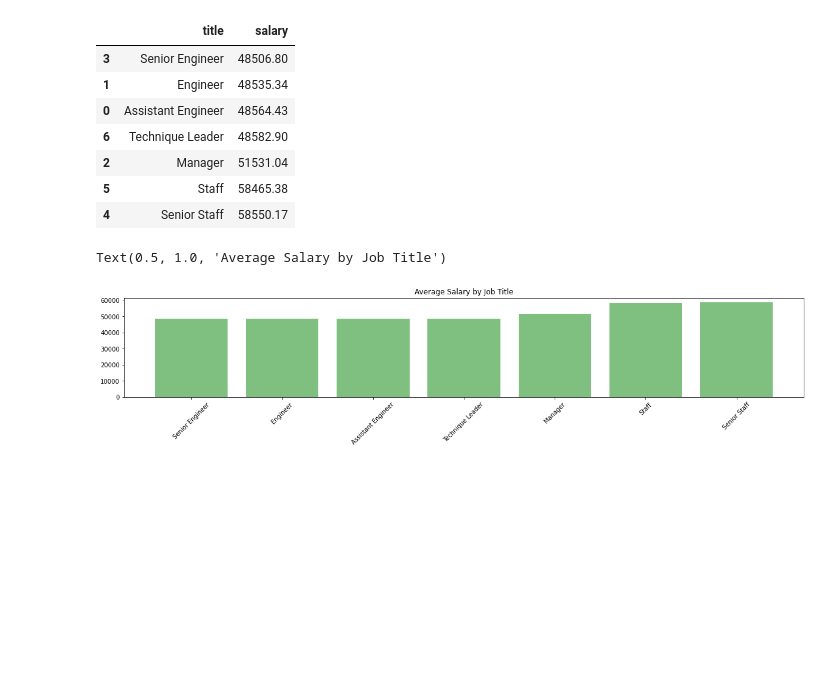
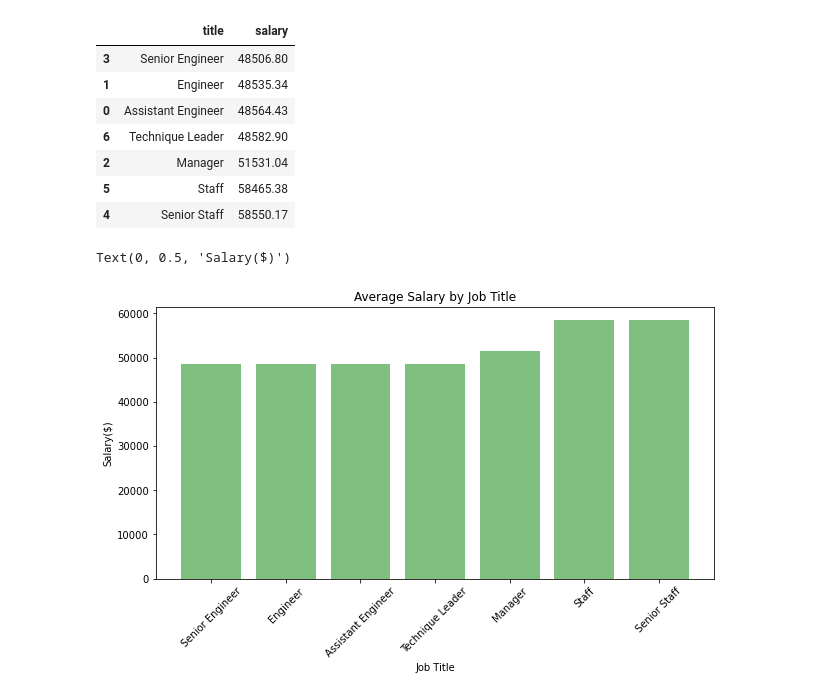
Before and after one commit to benjyms/sql-challenge, a Jupyter notebook: bonus.ipynb, the cells around one changed output. Cells and saved outputs as stored; diff of their text form; code cells hidden in the pictures; blank space fills up the shorter version.

```diff
--- a/bonus.ipynb
+++ b/bonus.ipynb
@@ -70,21 +70,23 @@ grp_title_df
 # %%
 # create a bar chart to show average salary by title
 # grp_title_df.plot(kind="bar", figsize=(20,3))
 
 # # Set a title for the chart
 # plt.title("Average Salary by Title")
 
 # plt.show()
 # plt.tight_layout()
 
 x_axis = np.arange(len(grp_title_df))
 tick_locations = [value for value in x_axis]
 
-plt.figure(figsize=(20,3))
+plt.figure(figsize=(10,5))
 plt.bar(x_axis, grp_title_df["salary"], color='g', alpha=0.5, align="center")
 plt.xticks(tick_locations, grp_title_df["title"], rotation=45)
 
 plt.title("Average Salary by Job Title")
+plt.xlabel("Job Title")
+plt.ylabel('Salary($)')
 # %% [output]
-Text(0.5, 1.0, 'Average Salary by Job Title')
+Text(0, 0.5, 'Salary($)')
-[figure, old version]
+[figure, new version]
```
Also changed, not shown: 2 other files.
